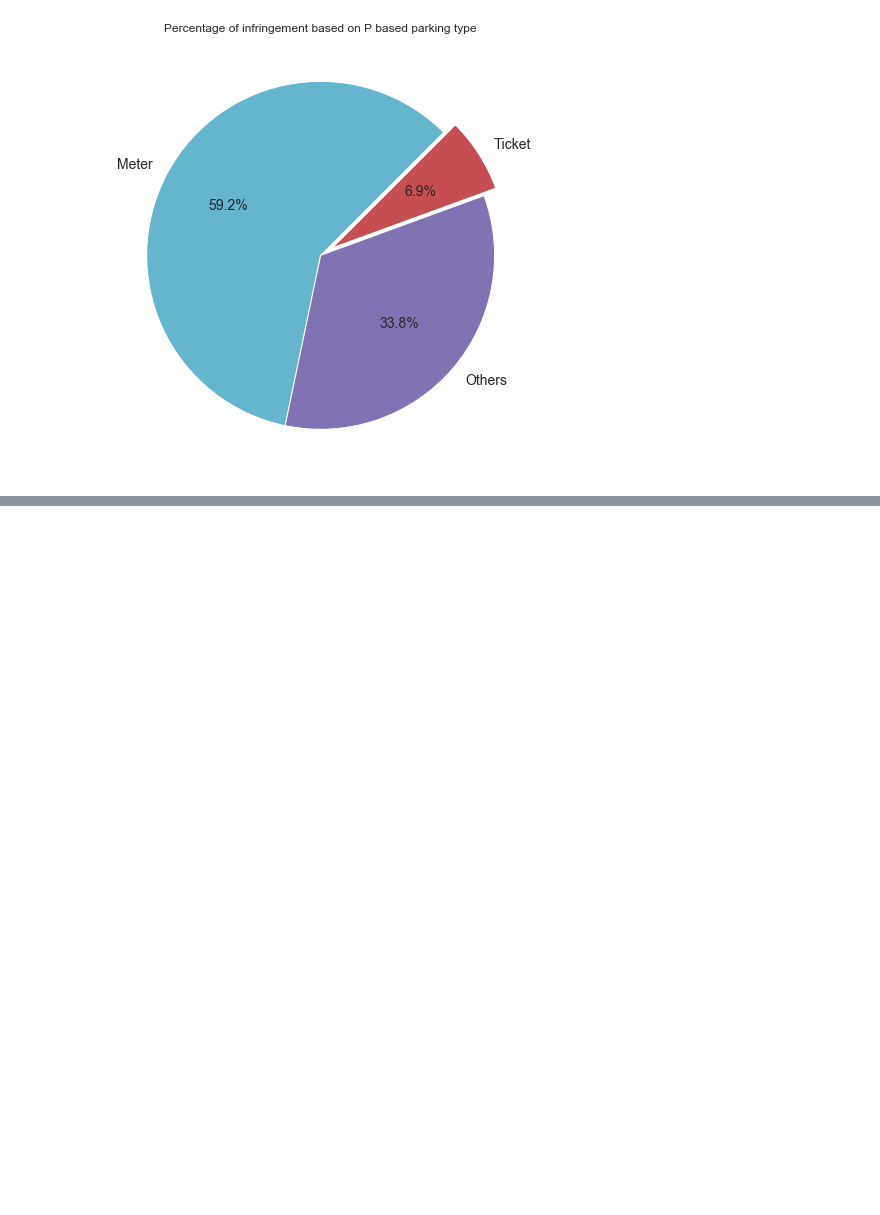
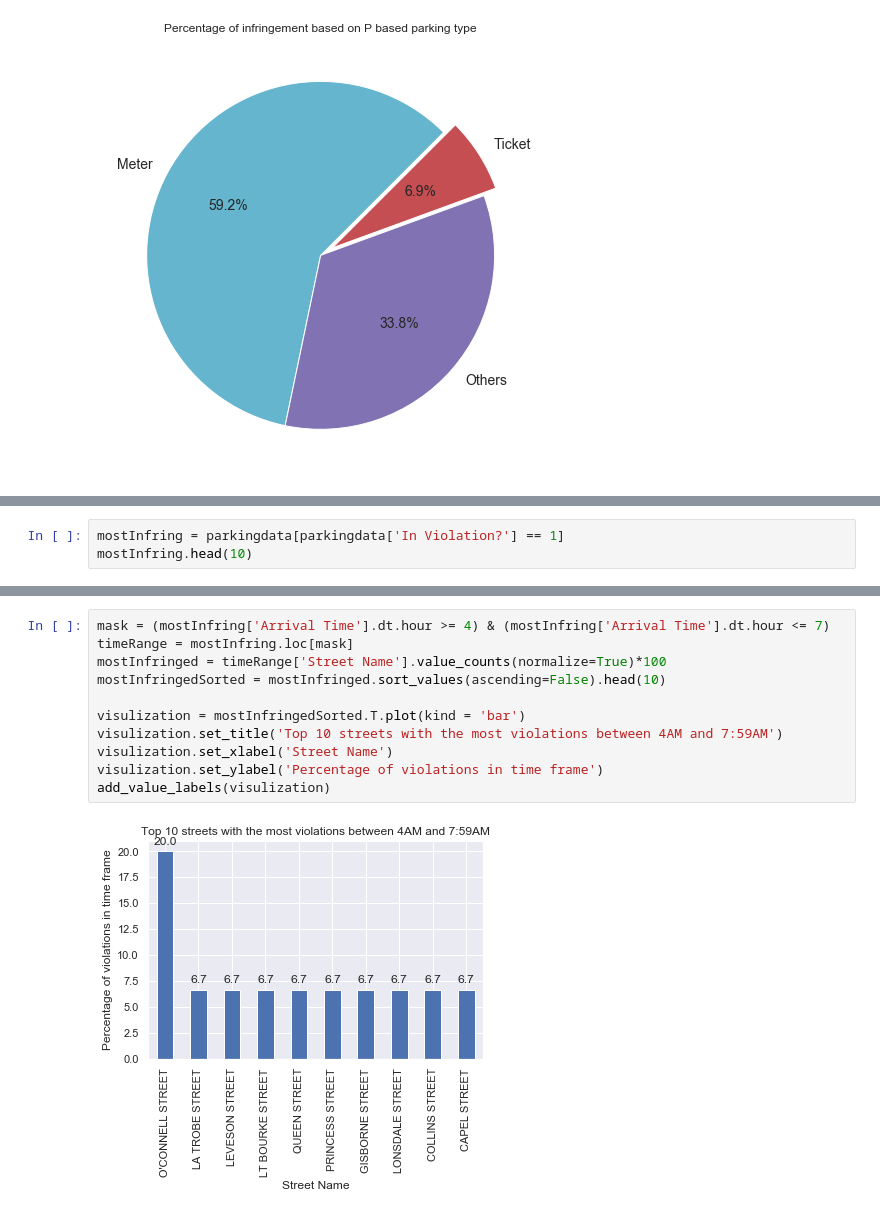
Before and after one commit to s3660851/Group-7, a Jupyter notebook: ProgrammingProject.ipynb, the cells around one changed output, grey strips where cells are left out. Saved outputs shown, nothing was run; the diff lists cells and outputs as text; blank space fills up the shorter version.

Commit message:
Visualisations on areas and streets with the most violations in every 4 hour time interval (12AM-3:59AM interval has an index issue)

```diff
--- a/ProgrammingProject.ipynb
+++ b/ProgrammingProject.ipynb
@@ -537,0 +540,3 @@ plt.show()
+# %%
+mostInfring = parkingdata[parkingdata['In Violation?'] == 1]
+mostInfring.head(10)
@@ -537,0 +566,13 @@ plt.show()
+# %%
+mask = (mostInfring['Arrival Time'].dt.hour >= 4) & (mostInfring['Arrival Time'].dt.hour <= 7)
+timeRange = mostInfring.loc[mask]
+mostInfringed = timeRange['Street Name'].value_counts(normalize=True)*100
+mostInfringedSorted = mostInfringed.sort_values(ascending=False).head(10)
+
+visulization = mostInfringedSorted.T.plot(kind = 'bar')
+visulization.set_title('Top 10 streets with the most violations between 4AM and 7:59AM')
+visulization.set_xlabel('Street Name')
+visulization.set_ylabel('Percentage of violations in time frame')
+add_value_labels(visulization)
+# %% [output]
+[figure, added]
```
Also changed, not shown: parts of 32 cells of this notebook.
